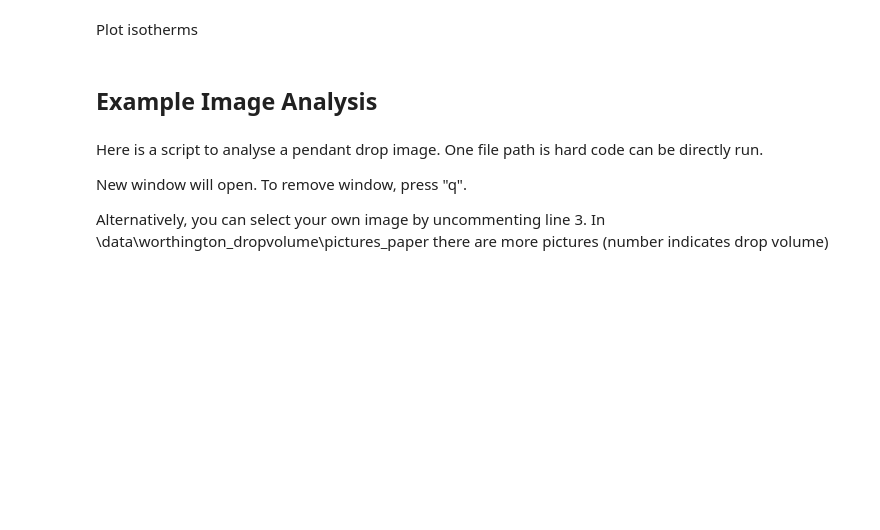
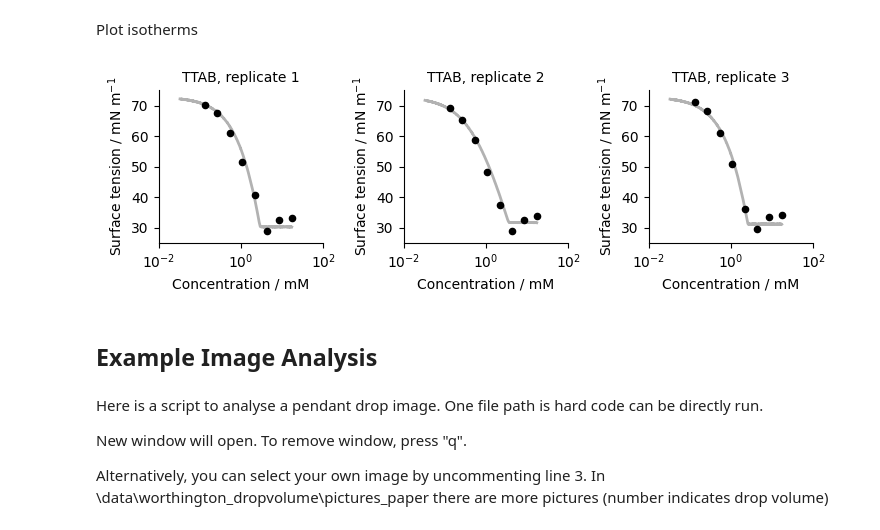
Before and after one commit to BigChemistry-RobotLab/PendantProp, a Jupyter notebook: figure_notebook.ipynb, the cells around one changed output. Cells and saved outputs as stored; diff of their text form; code cells hidden in the pictures; blank space fills up the shorter version.

Commit message:
update with png figures

```diff
--- a/figure_notebook.ipynb
+++ b/figure_notebook.ipynb
@@ -24,7 +24,7 @@ from analysis.determine_properties import extract_total_properties, aggregate_pr
 # %% [markdown]
 General settings
 # %%
-save_figures = False
+save_figures = True
 dpi_figures = 300
 # %% [markdown]
 ## Figure 1
@@ -922,34 +949,36 @@ for i, (ax, fit) in enumerate(zip(axes, fit_results)):
         y_obs[explore_mask],
         s=20,
         zorder=100,
         color="black",
         marker="o",
         alpha=1,
         label="explore" if i == 0 else None,
     )
 
     ax.set_xlabel("Concentration / mM", fontsize=fontsize_labels)
     ax.set_ylabel("Surface tension / $\mathrm{mN \ m^{-1}}$", fontsize=fontsize_labels)
     ax.set_ylim(25, 75)
     ax.set_xlim(0.01, 100)
     ax.set_xscale("log")
     if "solution" in fit:
         title = titles[i]
         ax.set_title(title, fontsize=fontsize_labels)
 
 # Hide unused subplots
 for j in range(i + 1, nrows * ncols):
     fig.delaxes(axes[j])
 
 sns.despine()
 plt.tight_layout()
 
 if save_figures:
     fig.savefig(
-        "figures/figureS5/TTAB_triplicate.svg",
+        "figures_and_tables/figureS5/TTAB_triplicate.svg",
         dpi=dpi_figures,
         bbox_inches="tight",
     )
+# %% [output]
+[figure, added]
 # %% [markdown]
 ## Example Image Analysis
 # %% [markdown]
```
Also changed, not shown: parts of 11 cells of this notebook, 47 other files.
